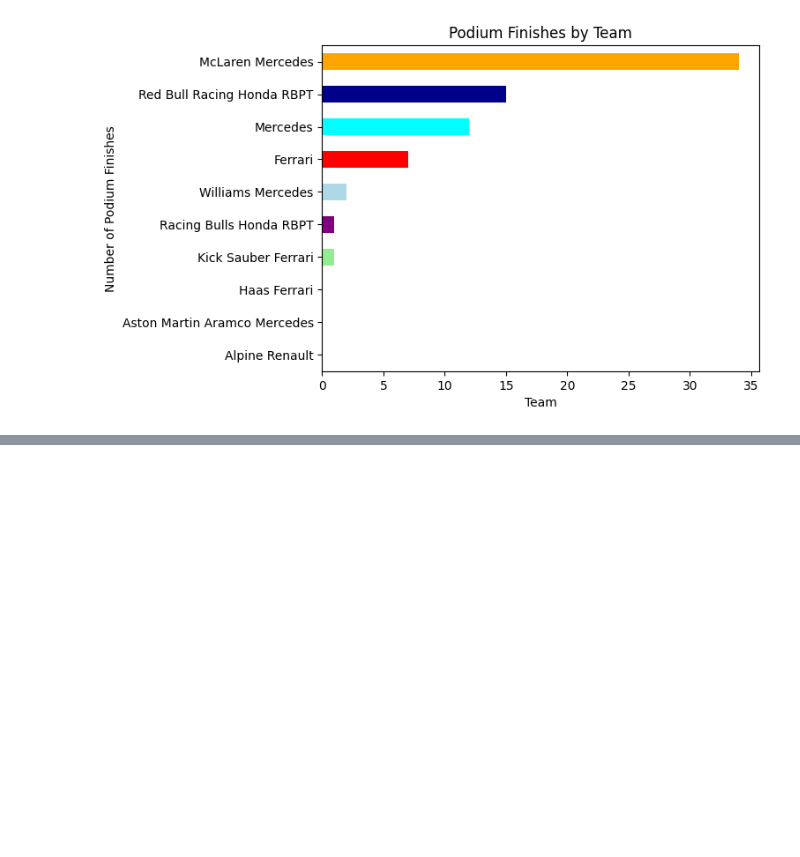
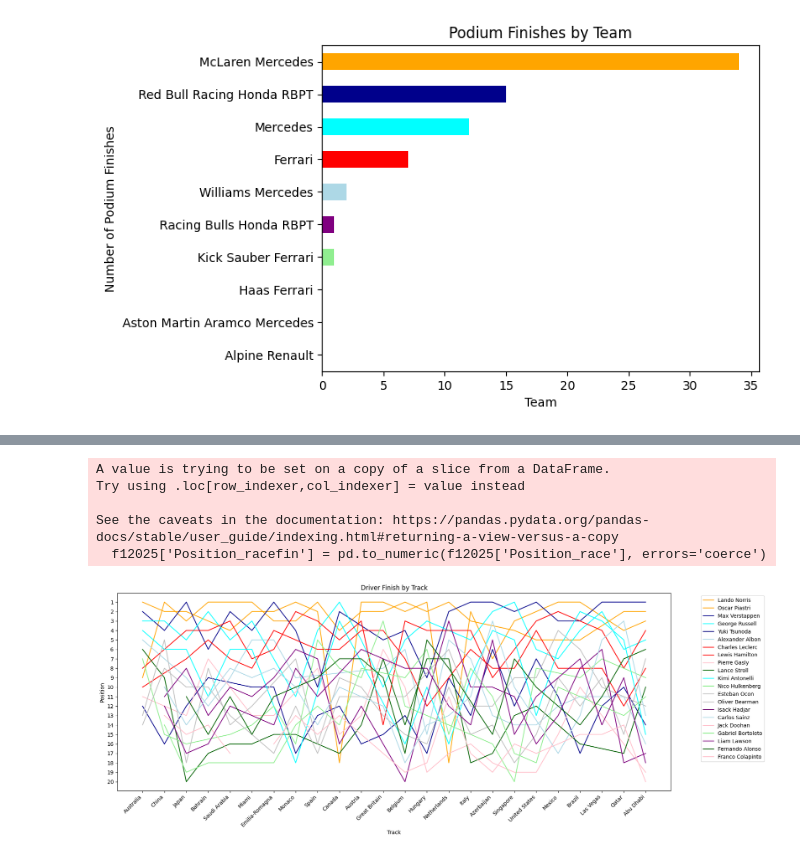
Before and after one commit to mw2304/FreeformProgramming, a Jupyter notebook: FreeFormProgrammingipynb.ipynb, the cells around one changed output, grey strips where cells are left out. Drawn from its saved outputs; the diff is of its cells as text; code cells hidden in the pictures; blank space fills up the shorter version.

```diff
--- a/FreeFormProgrammingipynb.ipynb
+++ b/FreeFormProgrammingipynb.ipynb
@@ -126,0 +170,48 @@ plt.show()
+# %%
+#7. Driver finishes across the season
+
+import seaborn as sns
+import matplotlib.pyplot as plt
+import numpy as np
+
+# only classified finishes
+f12025['Position_racefin'] = pd.to_numeric(f12025['Position_race'], errors='coerce')
+
+driver_colors = {'Max Verstappen': 'darkblue','Yuki Tsunoda': 'darkblue', 'Isack Hadjar': 'purple',
+                 'Liam Lawson':'purple', 'George Russell' :'cyan', 'Kimi Antonelli': 'cyan', 'Oscar Piastri': 'orange',
+                 'Lando Norris':'orange', 'Charles Leclerc': 'red', 'Lewis Hamilton':'red', 'Alexander Albon': 'lightblue',
+                 'Carlos Sainz':'lightblue', 'Oliver Bearman': 'silver', 'Esteban Ocon': 'silver', 'Fernando Alonso':'darkgreen',
+                 'Lance Stroll':'darkgreen', 'Nico Hulkenberg': 'lightgreen', 'Gabriel Bortoleto':'lightgreen', 'Pierre Gasly': 'pink',
+                 'Jack Doohan': 'pink', 'Franco Colapinto':'pink'}
+
+plt.figure(figsize=(18,7))
+ax = sns.lineplot(
+    data=f12025,
+    x='Track',
+    y='Position_racefin', # Use the numeric column here
+    hue='Driver',
+    palette=driver_colors,
+    legend='full'
+)
+
+plt.xlabel('Track')
+plt.ylabel('Position')
+plt.title('Driver Finish by Track')
+plt.xticks(rotation=45, ha='right')
+plt.gca().invert_yaxis()
+
+
+max_pos = int(f12025['Position_racefin'].max())
+plt.yticks(np.arange(1, max_pos + 1, 1))
+
+ax.legend(loc='upper left', bbox_to_anchor=(1.05, 1))
+
+plt.tight_layout()
+plt.show()
+# %% [output]
+A value is trying to be set on a copy of a slice from a DataFrame.
+Try using .loc[row_indexer,col_indexer] = value instead
+
+See the caveats in the documentation: https://pandas.pydata.org/pandas-docs/stable/user_guide/indexing.html#returning-a-view-versus-a-copy
+  f12025['Position_racefin'] = pd.to_numeric(f12025['Position_race'], errors='coerce')
+[figure, added]
```
Also changed, not shown: parts of 8 cells of this notebook.
